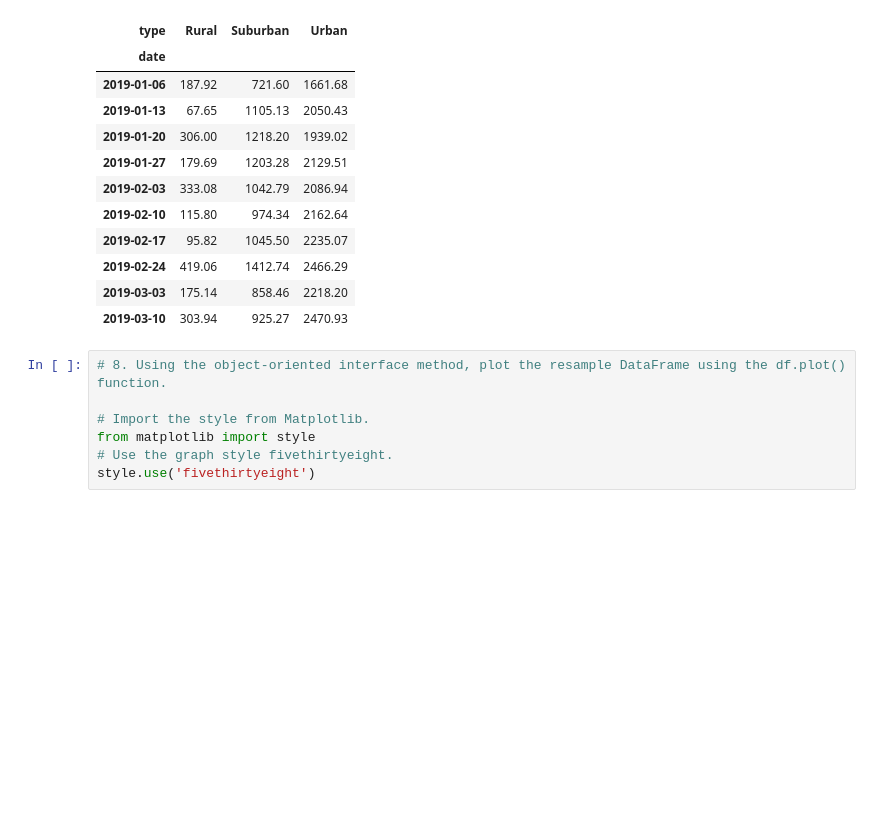
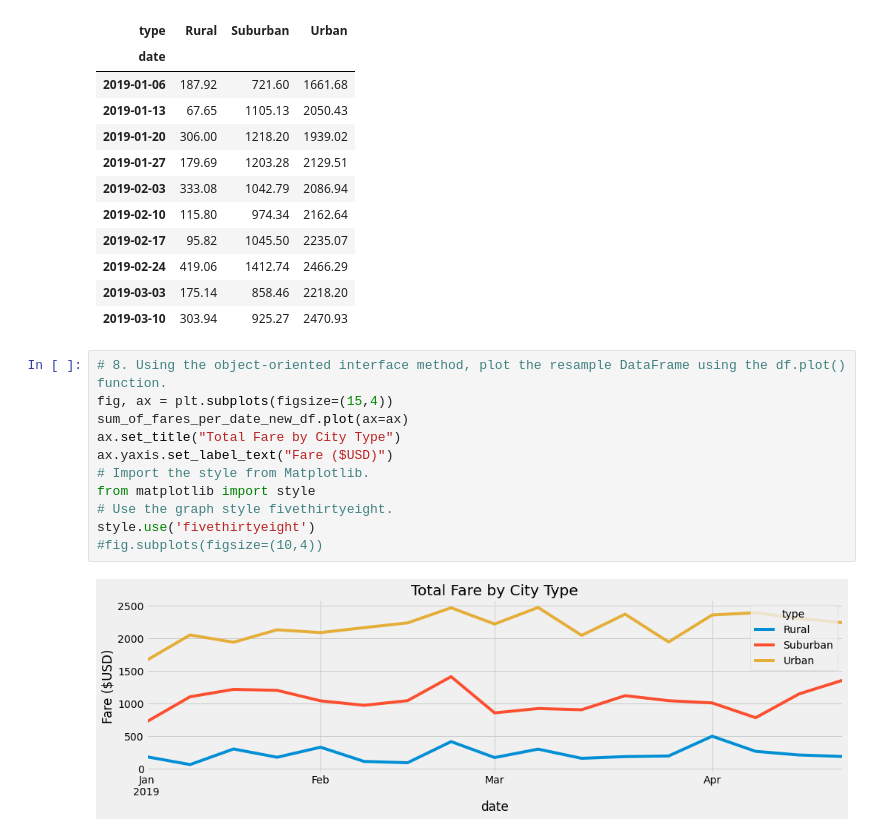
Before and after one commit to monaeem118/PyBer_Analysis_Challenge, a Jupyter notebook: PyBer_Challenge.ipynb, the cells around one changed output. Cells and saved outputs as stored; diff of their text form; blank space fills up the shorter version.

```diff
--- a/PyBer_Challenge.ipynb
+++ b/PyBer_Challenge.ipynb
@@ -222,8 +222,14 @@ sum_of_fares_per_date_new_df.head(10)
 | 2019-03-10 | 303.94 | 925.27 | 2470.93 |
 # %%
 # 8. Using the object-oriented interface method, plot the resample DataFrame using the df.plot() function.
-
+fig, ax = plt.subplots(figsize=(15,4))
+sum_of_fares_per_date_new_df.plot(ax=ax)
+ax.set_title("Total Fare by City Type")
+ax.yaxis.set_label_text("Fare ($USD)")
 # Import the style from Matplotlib.
 from matplotlib import style
 # Use the graph style fivethirtyeight.
 style.use('fivethirtyeight')
+#fig.subplots(figsize=(10,4))
+# %% [output]
+[figure, added]
```
Also changed, not shown: 7 other files.
